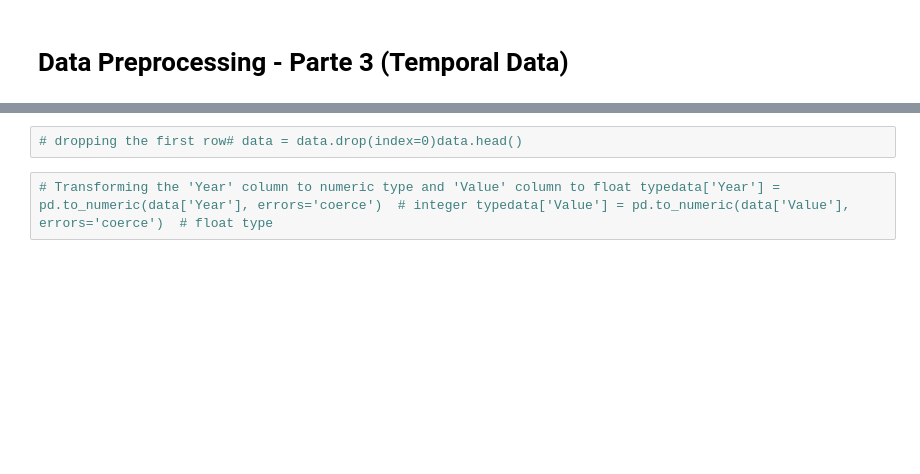
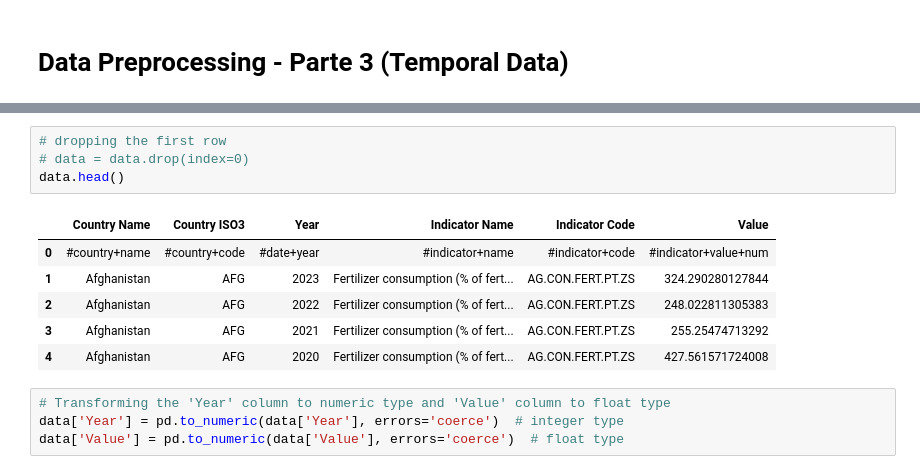
Before and after one commit to group-pi-dataviz/group-pi-dataviz.github.io, a Jupyter notebook: scripts/data_prepocessing_parte3.ipynb, the cells around one changed output, grey strips where cells are left out. Saved outputs shown, nothing was run; the diff lists cells and outputs as text; blank space fills up the shorter version.

```diff
--- a/scripts/data_prepocessing_parte3.ipynb
+++ b/scripts/data_prepocessing_parte3.ipynb
@@ -11,5 +48,16 @@ data.head()
 # %%
-# dropping the first row# data = data.drop(index=0)data.head()
+# dropping the first row
+# data = data.drop(index=0)
+data.head()
+# %% [output]
+|  | Country Name | Country ISO3 | Year | Indicator Name | Indicator Code | Value |
+| 0 | #country+name | #country+code | #date+year | #indicator+name | #indicator+code | #indicator+value+num |
+| 1 | Afghanistan | AFG | 2023 | Fertilizer consumption (% of fert... | AG.CON.FERT.PT.ZS | 324.290280127844 |
+| 2 | Afghanistan | AFG | 2022 | Fertilizer consumption (% of fert... | AG.CON.FERT.PT.ZS | 248.022811305383 |
+| 3 | Afghanistan | AFG | 2021 | Fertilizer consumption (% of fert... | AG.CON.FERT.PT.ZS | 255.25474713292 |
+| 4 | Afghanistan | AFG | 2020 | Fertilizer consumption (% of fert... | AG.CON.FERT.PT.ZS | 427.561571724008 |
 # %%
-# Transforming the 'Year' column to numeric type and 'Value' column to float typedata['Year'] = pd.to_numeric(data['Year'], errors='coerce')  # integer typedata['Value'] = pd.to_numeric(data['Value'], errors='coerce')  # float type
+# Transforming the 'Year' column to numeric type and 'Value' column to float type
+data['Year'] = pd.to_numeric(data['Year'], errors='coerce')  # integer type
+data['Value'] = pd.to_numeric(data['Value'], errors='coerce')  # float type
 # %%
```
Also changed, not shown: parts of 12 cells of this notebook, 4 other files.
